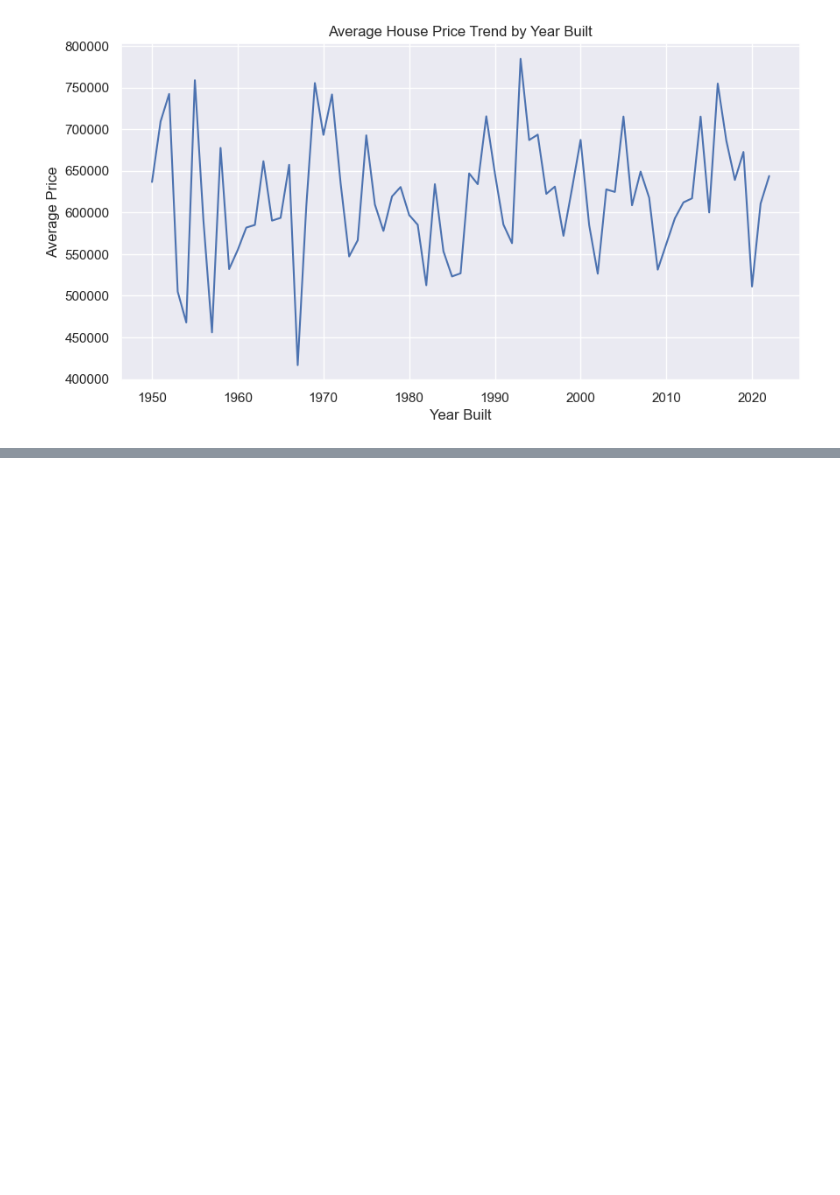
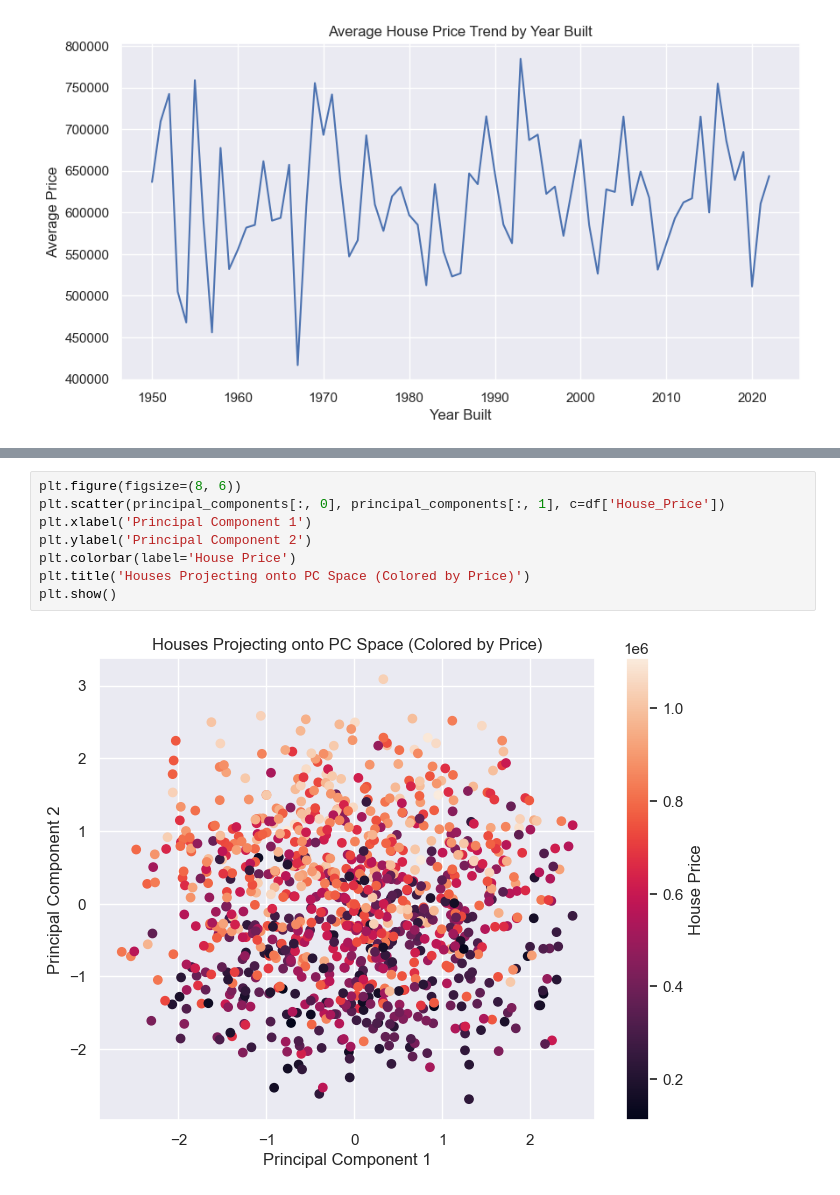
Before and after one commit to abdulaziz-alhassan/ML, a Jupyter notebook: Lab4.ipynb, the cells around one changed output, grey strips where cells are left out. Saved outputs shown, nothing was run; the diff lists cells and outputs as text; blank space fills up the shorter version.

```diff
--- a/Lab3.ipynb
+++ b/Lab4.ipynb
@@ -199,0 +298,10 @@ plt.show()
+# %%
+plt.figure(figsize=(8, 6))
+plt.scatter(principal_components[:, 0], principal_components[:, 1], c=df['House_Price'])
+plt.xlabel('Principal Component 1')
+plt.ylabel('Principal Component 2')
+plt.colorbar(label='House Price')
+plt.title('Houses Projecting onto PC Space (Colored by Price)')
+plt.show()
+# %% [output]
+[figure, added]
```
Also changed, not shown: parts of 9 cells of this notebook, 3 other files.
